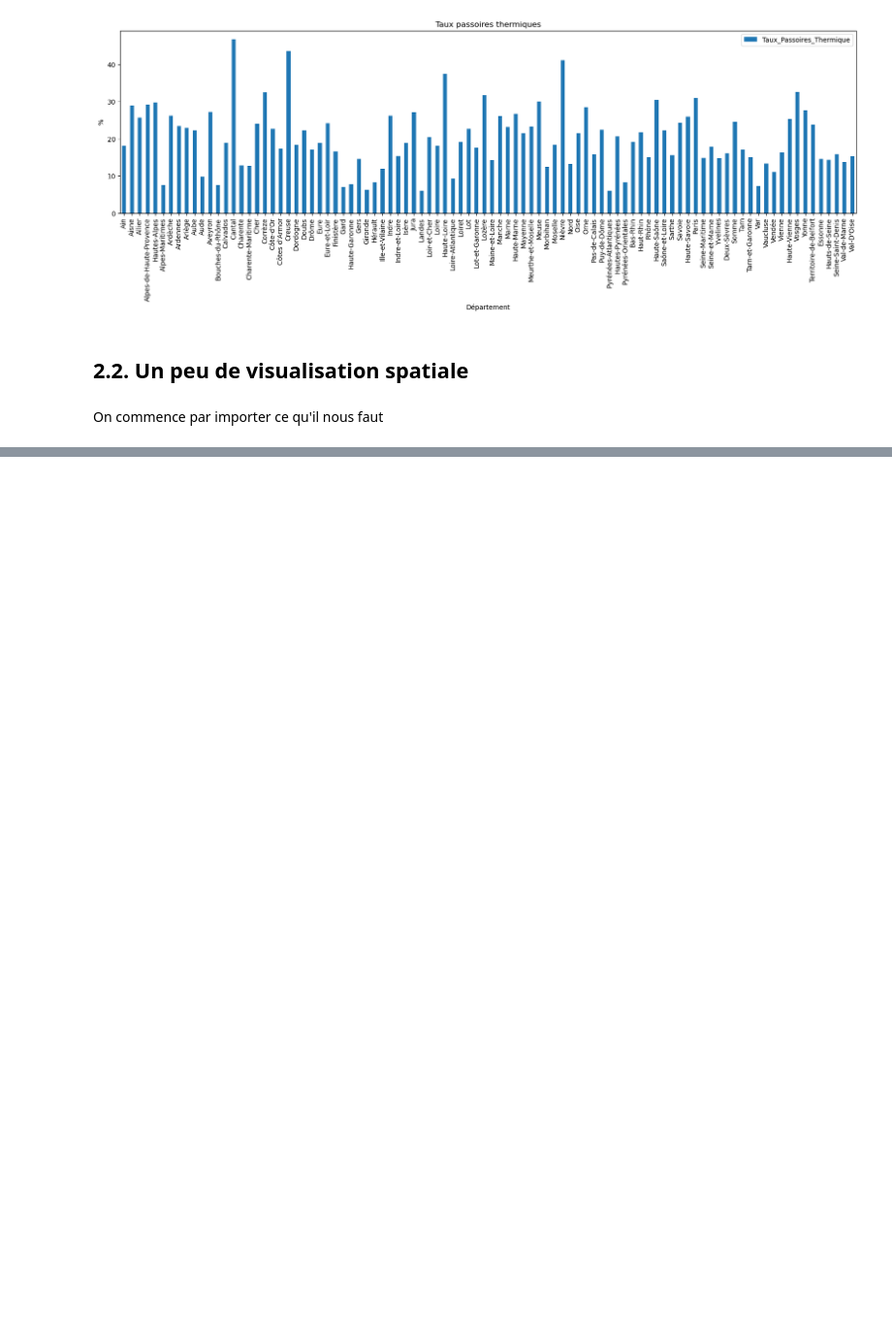
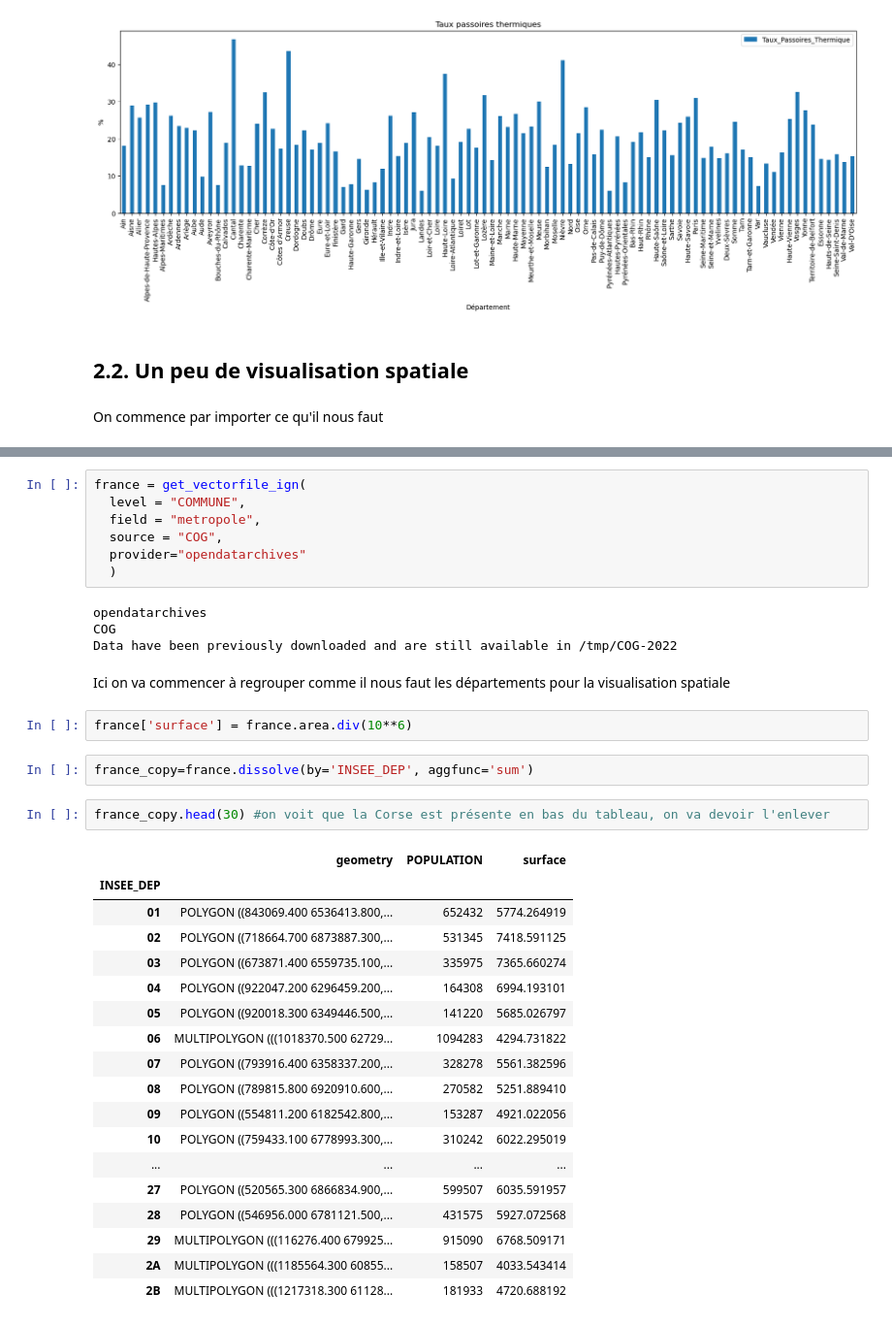
Before and after one commit to f-b-l/python2A, a Jupyter notebook: debut projet-LP-21-10-22.ipynb, the cells around one changed output, grey strips where cells are left out. Shown at 97% size. Drawn from its saved outputs; the diff is of its cells as text; blank space fills up the shorter version.

```diff
--- a/debut projet-LP-21-10-22.ipynb
+++ b/debut projet-LP-21-10-22.ipynb
@@ -456,0 +446,38 @@ ImportError: cannot import name 'ParamSpec' from 'typing_extensions' (/Users/fra
+# %%
+france = get_vectorfile_ign(
+  level = "COMMUNE",
+  field = "metropole",
+  source = "COG",
+  provider="opendatarchives"
+  )
+# %% [output]
+opendatarchives
+COG
+Data have been previously downloaded and are still available in /tmp/COG-2022
+# %% [markdown]
+Ici on va commencer à regrouper comme il nous faut les départements pour la visualisation spatiale
+# %%
+france['surface'] = france.area.div(10**6)
+# %%
+france_copy=france.dissolve(by='INSEE_DEP', aggfunc='sum')
+# %%
+france_copy.head(30) #on voit que la Corse est présente en bas du tableau, on va devoir l'enlever
+# %% [output]
+|  | geometry | POPULATION | surface |
+| INSEE_DEP |  |  |  |
+| 01 | POLYGON ((843069.400 6536413.800,... | 652432 | 5774.264919 |
+| 02 | POLYGON ((718664.700 6873887.300,... | 531345 | 7418.591125 |
+| 03 | POLYGON ((673871.400 6559735.100,... | 335975 | 7365.660274 |
+| 04 | POLYGON ((922047.200 6296459.200,... | 164308 | 6994.193101 |
+| 05 | POLYGON ((920018.300 6349446.500,... | 141220 | 5685.026797 |
+| 06 | MULTIPOLYGON (((1018370.500 62729... | 1094283 | 4294.731822 |
+| 07 | POLYGON ((793916.400 6358337.200,... | 328278 | 5561.382596 |
+| 08 | POLYGON ((789815.800 6920910.600,... | 270582 | 5251.889410 |
+| 09 | POLYGON ((554811.200 6182542.800,... | 153287 | 4921.022056 |
+| 10 | POLYGON ((759433.100 6778993.300,... | 310242 | 6022.295019 |
+| ... | ... | ... | ... |
+| 27 | POLYGON ((520565.300 6866834.900,... | 599507 | 6035.591957 |
+| 28 | POLYGON ((546956.000 6781121.500,... | 431575 | 5927.072568 |
+| 29 | MULTIPOLYGON (((116276.400 679925... | 915090 | 6768.509171 |
+| 2A | MULTIPOLYGON (((1185564.300 60855... | 158507 | 4033.543414 |
+| 2B | MULTIPOLYGON (((1217318.300 61128... | 181933 | 4720.688192 |
```
Also changed, not shown: parts of 20 cells of this notebook.
